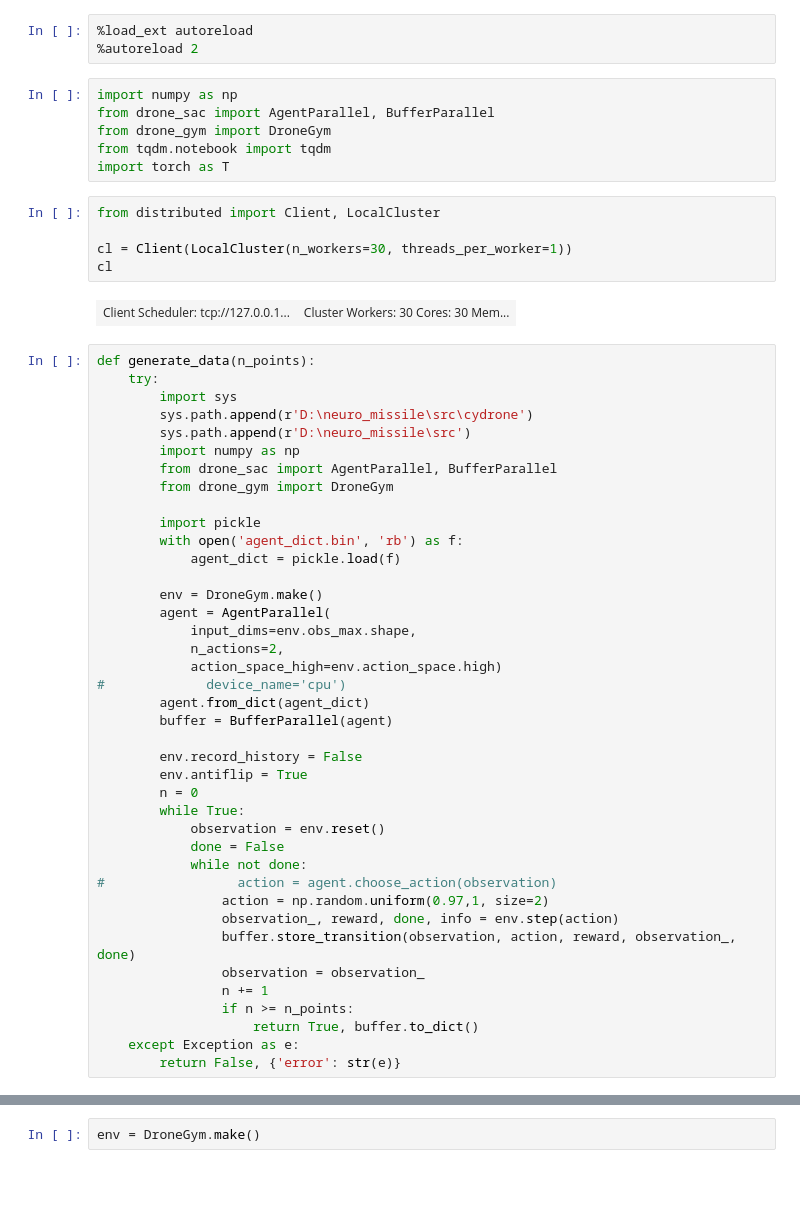
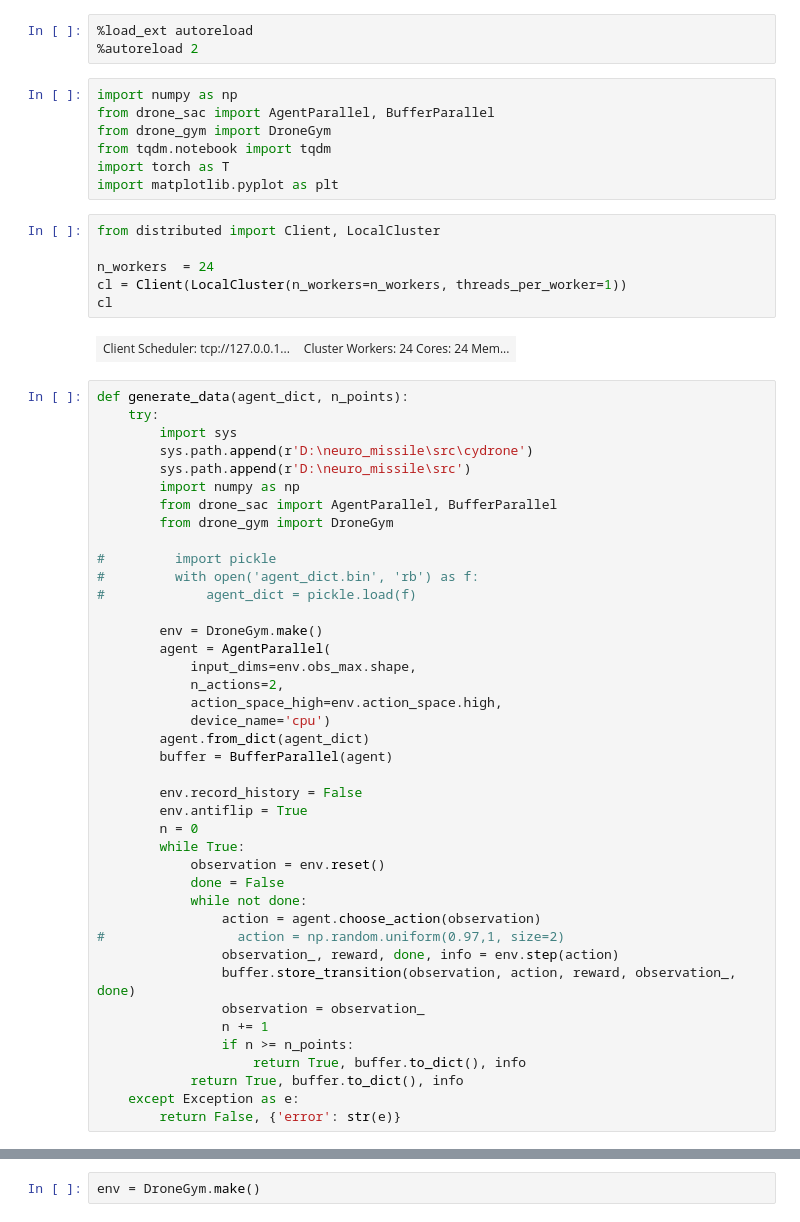
Before and after one commit to TovarnovM/neuro_missile, a Jupyter notebook: src/parallel drone.ipynb, the cells around one changed output, grey strips where cells are left out. Cells and saved outputs as stored; diff of their text form; blank space fills up the shorter version.

```diff
--- a/src/parallel drone.ipynb
+++ b/src/parallel drone.ipynb
@@ -7,15 +7,17 @@ from drone_sac import AgentParallel, BufferParallel
 from drone_gym import DroneGym
 from tqdm.notebook import tqdm
 import torch as T
+import matplotlib.pyplot as plt
 # %%
 from distributed import Client, LocalCluster
 
-cl = Client(LocalCluster(n_workers=30, threads_per_worker=1))
+n_workers  = 24
+cl = Client(LocalCluster(n_workers=n_workers, threads_per_worker=1))
 cl
 # %% [output]
-| Client Scheduler: tcp://127.0.0.1... | Cluster Workers: 30 Cores: 30 Mem... |
+| Client Scheduler: tcp://127.0.0.1... | Cluster Workers: 24 Cores: 24 Mem... |
 # %%
-def generate_data(n_points):
+def generate_data(agent_dict, n_points):
     try:
         import sys
         sys.path.append(r'D:\neuro_missile\src\cydrone')
@@ -24,16 +26,16 @@ def generate_data(n_points):
         from drone_sac import AgentParallel, BufferParallel
         from drone_gym import DroneGym
 
-        import pickle
-        with open('agent_dict.bin', 'rb') as f:
-            agent_dict = pickle.load(f)
+#         import pickle
+#         with open('agent_dict.bin', 'rb') as f:
+#             agent_dict = pickle.load(f)
 
         env = DroneGym.make()
         agent = AgentParallel(
             input_dims=env.obs_max.shape,
             n_actions=2,
-            action_space_high=env.action_space.high)
-#             device_name='cpu')
+            action_space_high=env.action_space.high,
+            device_name='cpu')
         agent.from_dict(agent_dict)
         buffer = BufferParallel(agent)
 
@@ -44,13 +46,14 @@ def generate_data(n_points):
             observation = env.reset()
             done = False
             while not done:
-#                 action = agent.choose_action(observation)
-                action = np.random.uniform(0.97,1, size=2)
+                action = agent.choose_action(observation)
+#                 action = np.random.uniform(0.97,1, size=2)
                 observation_, reward, done, info = env.step(action)
                 buffer.store_transition(observation, action, reward, observation_, done)
                 observation = observation_
                 n += 1
                 if n >= n_points:
-                    return True, buffer.to_dict()
+                    return True, buffer.to_dict(), info
+            return True, buffer.to_dict(), info
     except Exception as e:
         return False, {'error': str(e)}
```
Also changed, not shown: parts of 25 cells of this notebook, 5 other files.
